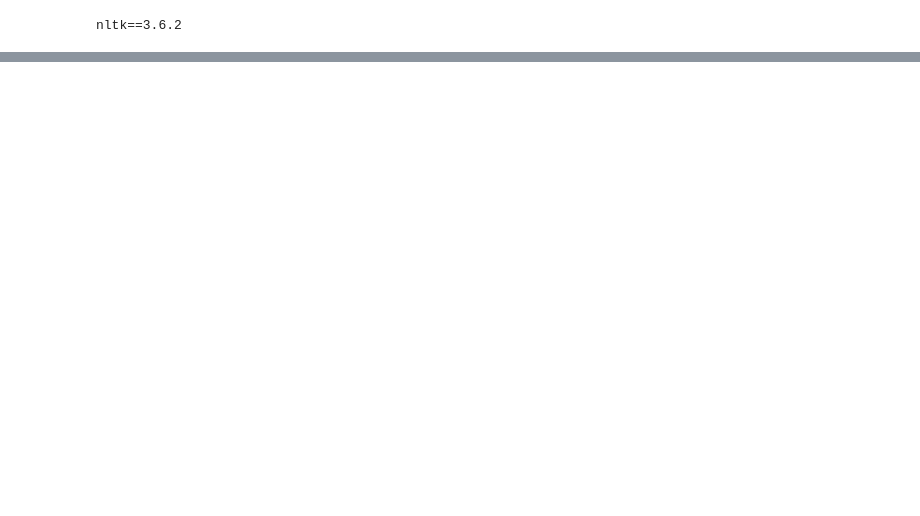
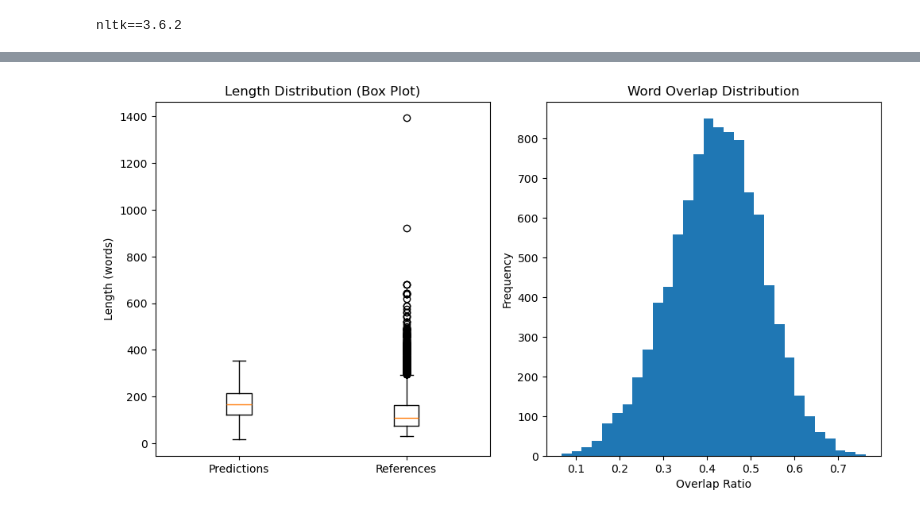
Before and after one commit to GaneshAdimalupu/ai-recipe-generator-image-ingrediants, a Jupyter notebook: eval/RecipeNLG_Evaluation.ipynb, the cells around one changed output, grey strips where cells are left out. Cells and saved outputs as stored; diff of their text form; code cells hidden in the pictures; blank space fills up the shorter version.

```diff
--- a/eval/RecipeNLG_Evaluation.ipynb
+++ b/eval/RecipeNLG_Evaluation.ipynb
@@ -297,12 +312,12 @@ Cosine similarity score: 0.5723224779229222
 # %%
-wer = load_metric("wer")
+from jiwer import wer
 wer_scores = []
 for index, row in tqdm(df.iterrows(), total=len(df), position=0):
     target, predicted_list = row["target"], row["predicted"]
 
     wer_score = []
     for j in range(len(predicted_list)):
-        score = wer.compute(references=[target], predictions=[predicted_list[j]])
+        score = wer(target, predicted_list[j])
         wer_score.append(score)
 
     wer_scores.append(min(wer_score))
@@ -316,12 +331,18 @@ WER score: 1.2125644379955967
 # %%
-rouge = load_metric("rouge")
+
+from evaluate import load
+
+rouge = load("rouge")
 rouge_scores = []
 for index, row in tqdm(df.iterrows(), total=len(df), position=0):
     target, predictions = row["target"], row["predicted"]
 
     references = [target] * len(predictions)
     score = rouge.compute(references=references, predictions=predictions, use_stemmer=True)
-    rouge2 = score["rouge2"].high.fmeasure
+    if isinstance(score["rouge2"], dict) and "fmeasure" in score["rouge2"]:
+        rouge2 = score["rouge2"]["fmeasure"]
+    else:
+        rouge2 = score["rouge2"]
     rouge_scores.append(rouge2)
 # %%
 rouge_score = np.array(rouge_scores).mean()
@@ -393,9 +414,12 @@ GLEU score: 0.15037598819673856
 # %%
 m_scores = []
 for index, row in tqdm(df.iterrows(), total=len(df), position=0):
-    target, predicted = row["target"], row["predicted"]
+    target, predicted_list = row["target"], row["predicted"]
 
-    score = compute_meteor(target, predicted)
+    target_tokens = wordpunct_tokenize(target)
+    predicted_tokens_list = [wordpunct_tokenize(p) for p in predicted_list]
+
+    score = compute_meteor(target_tokens, predicted_tokens_list)
     m_scores.append(score)
 
     # break
@@ -406,0 +523,26 @@ METEOR score: 0.23099423196957075
+# %%
+# Add more evaluation metrics
+plt.figure(figsize=(15, 10))
+
+# Original three plots
+# ...existing code...
+
+# Add new plots for more detailed analysis
+plt.subplot(234)
+plt.boxplot([pred_lengths, ref_lengths], labels=['Predictions', 'References'])
+plt.title('Length Distribution (Box Plot)')
+plt.ylabel('Length (words)')
+
+plt.subplot(235)
+# Calculate and plot word overlap
+word_overlap = [len(set(pred.split()) & set(ref.split())) / len(set(ref.split()))
+                for pred, ref in zip(flattened_predicted, flattened_target)]
+plt.hist(word_overlap, bins=30)
+plt.title('Word Overlap Distribution')
+plt.xlabel('Overlap Ratio')
+plt.ylabel('Frequency')
+
+plt.tight_layout()
+plt.show()
+# %% [output]
+[figure, added]
```
Also changed, not shown: parts of 29 cells of this notebook, 8 other files.
